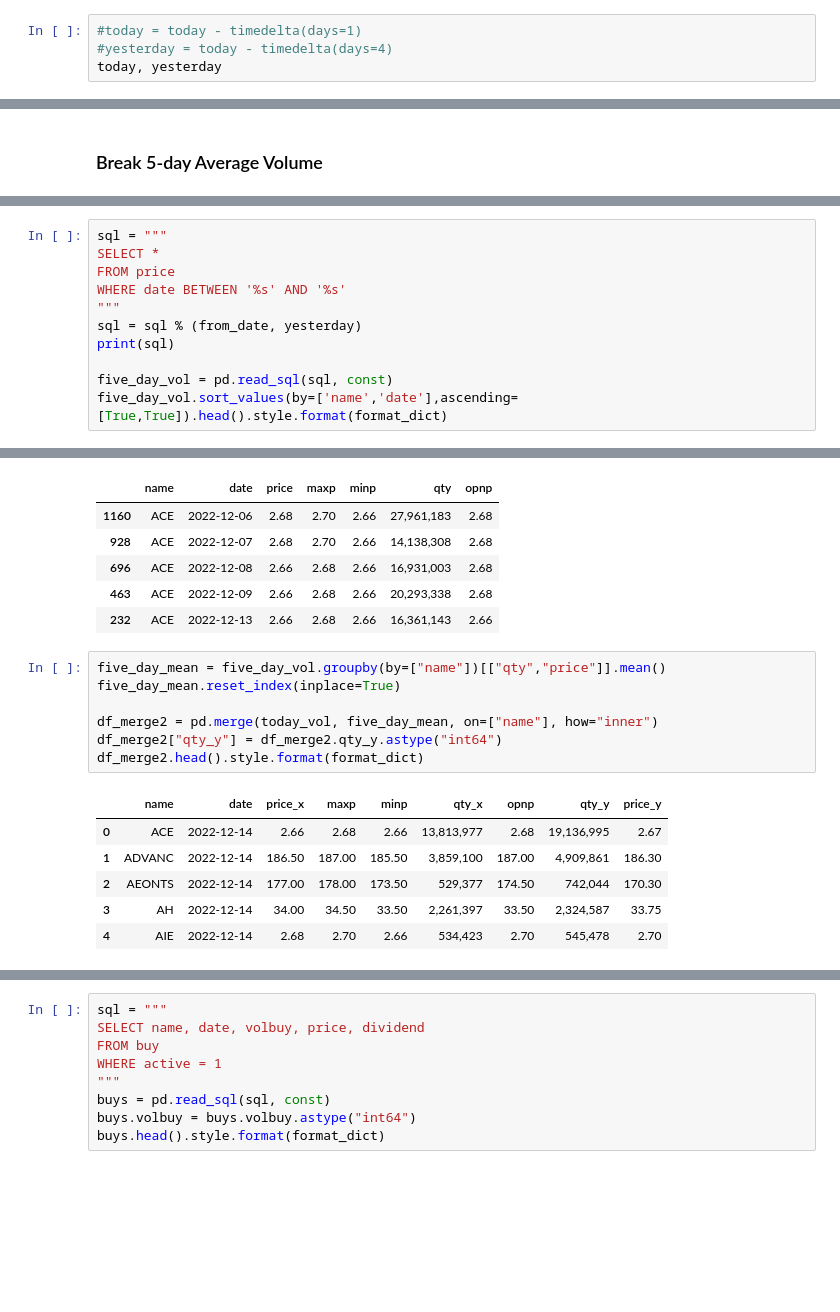
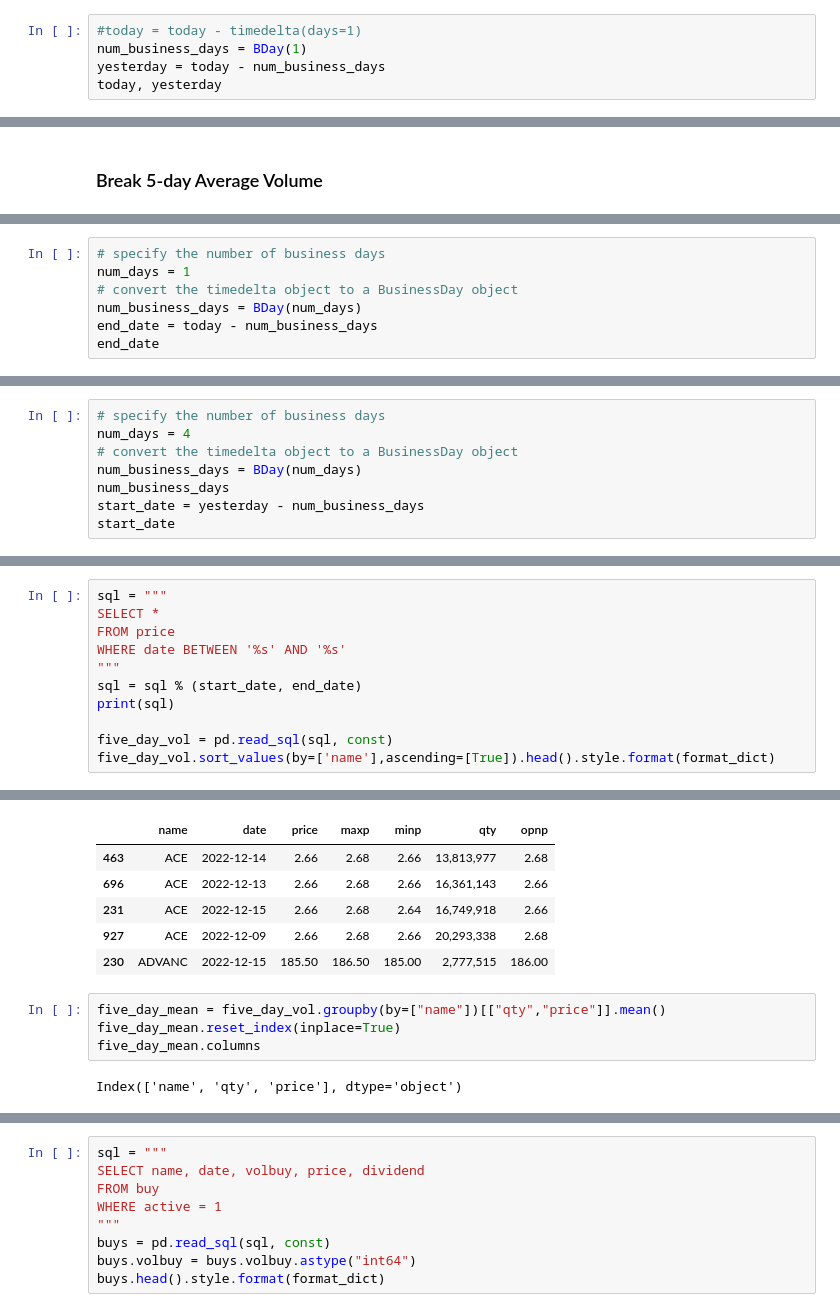
Before and after one commit to santimcs/A8, a Jupyter notebook: Daily/210-Break-52-Weeks-HiLo.ipynb, the cells around one changed output, grey strips where cells are left out. Drawn from its saved outputs; the diff is of its cells as text; blank space fills up the shorter version.

```diff
--- a/Daily/210-Break-52-Weeks-HiLo.ipynb
+++ b/Daily/210-Break-52-Weeks-HiLo.ipynb
@@ -35,6 +35,7 @@ today, yesterday
 ### Today is last business day
 # %%
 #today = today - timedelta(days=1)
-#yesterday = today - timedelta(days=4)
+num_business_days = BDay(1)
+yesterday = today - num_business_days
 today, yesterday
 # %% [output]
@@ -262,0 +267,7 @@ datetime.date(2022, 12, 5)
+# %%
+# specify the number of business days
+num_days = 1
+# convert the timedelta object to a BusinessDay object
+num_business_days = BDay(num_days)
+end_date = today - num_business_days
+end_date
@@ -262,0 +287,8 @@ datetime.date(2022, 12, 5)
+# %%
+# specify the number of business days
+num_days = 4
+# convert the timedelta object to a BusinessDay object
+num_business_days = BDay(num_days)
+num_business_days
+start_date = yesterday - num_business_days
+start_date
@@ -266,11 +311,11 @@ SELECT *
 FROM price
 WHERE date BETWEEN '%s' AND '%s'
 """
-sql = sql % (from_date, yesterday)
+sql = sql % (start_date, end_date)
 print(sql)
 
 five_day_vol = pd.read_sql(sql, const)
-five_day_vol.sort_values(by=['name','date'],ascending=[True,True]).head().style.format(format_dict)
+five_day_vol.sort_values(by=['name'],ascending=[True]).head().style.format(format_dict)
 # %% [output]
 SELECT *
 FROM price
@@ -278,20 +323,12 @@ WHERE date BETWEEN '2022-12-05' AND '2022-12-13'
 |  | name | date | price | maxp | minp | qty | opnp |
-| 1160 | ACE | 2022-12-06 | 2.68 | 2.70 | 2.66 | 27,961,183 | 2.68 |
-| 928 | ACE | 2022-12-07 | 2.68 | 2.70 | 2.66 | 14,138,308 | 2.68 |
-| 696 | ACE | 2022-12-08 | 2.66 | 2.68 | 2.66 | 16,931,003 | 2.68 |
-| 463 | ACE | 2022-12-09 | 2.66 | 2.68 | 2.66 | 20,293,338 | 2.68 |
-| 232 | ACE | 2022-12-13 | 2.66 | 2.68 | 2.66 | 16,361,143 | 2.66 |
+| 463 | ACE | 2022-12-14 | 2.66 | 2.68 | 2.66 | 13,813,977 | 2.68 |
+| 696 | ACE | 2022-12-13 | 2.66 | 2.68 | 2.66 | 16,361,143 | 2.66 |
+| 231 | ACE | 2022-12-15 | 2.66 | 2.68 | 2.64 | 16,749,918 | 2.66 |
+| 927 | ACE | 2022-12-09 | 2.66 | 2.68 | 2.66 | 20,293,338 | 2.68 |
+| 230 | ADVANC | 2022-12-15 | 185.50 | 186.50 | 185.00 | 2,777,515 | 186.00 |
 # %%
 five_day_mean = five_day_vol.groupby(by=["name"])[["qty","price"]].mean()
 five_day_mean.reset_index(inplace=True)
-
-df_merge2 = pd.merge(today_vol, five_day_mean, on=["name"], how="inner")
-df_merge2["qty_y"] = df_merge2.qty_y.astype("int64")
-df_merge2.head().style.format(format_dict)
+five_day_mean.columns
 # %% [output]
-|  | name | date | price_x | maxp | minp | qty_x | opnp | qty_y | price_y |
-| 0 | ACE | 2022-12-14 | 2.66 | 2.68 | 2.66 | 13,813,977 | 2.68 | 19,136,995 | 2.67 |
-| 1 | ADVANC | 2022-12-14 | 186.50 | 187.00 | 185.50 | 3,859,100 | 187.00 | 4,909,861 | 186.30 |
-| 2 | AEONTS | 2022-12-14 | 177.00 | 178.00 | 173.50 | 529,377 | 174.50 | 742,044 | 170.30 |
-| 3 | AH | 2022-12-14 | 34.00 | 34.50 | 33.50 | 2,261,397 | 33.50 | 2,324,587 | 33.75 |
-| 4 | AIE | 2022-12-14 | 2.68 | 2.70 | 2.66 | 534,423 | 2.70 | 545,478 | 2.70 |
+Index(['name', 'qty', 'price'], dtype='object')
```
Also changed, not shown: parts of 34 cells of this notebook, 42 other files.
